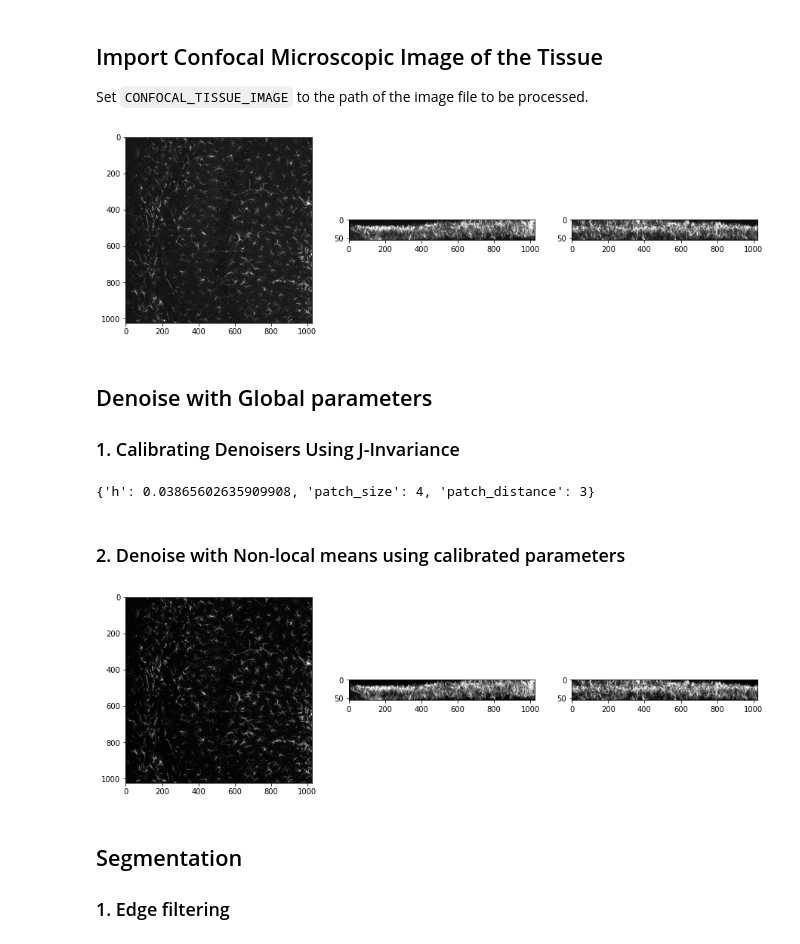
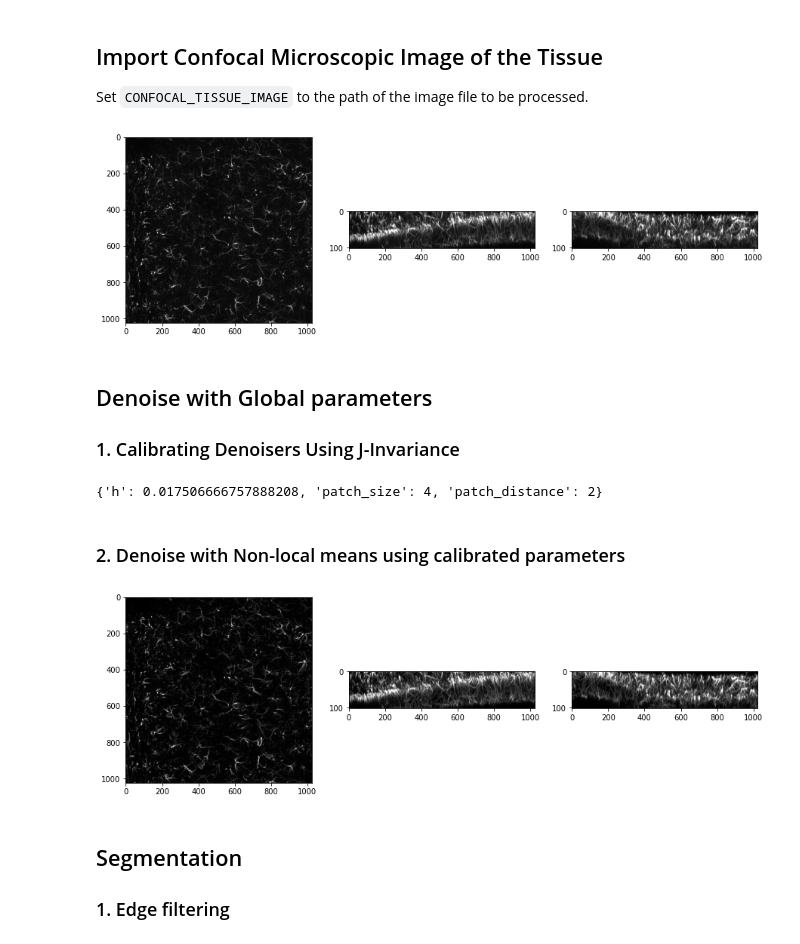
Before and after one commit to swanandlab/SMorph, a Jupyter notebook: autocrop.ipynb, the cells around one changed output. Saved outputs shown, nothing was run; the diff lists cells and outputs as text; code cells hidden in the pictures.

```diff
--- a/autocrop.ipynb
+++ b/autocrop.ipynb
@@ -18,7 +18,7 @@ from shutil import rmtree
 from aicsimageio.readers import CziReader
 from skimage import img_as_float, img_as_ubyte
 # %%
-def showXYZprojn(img, voxel_sz_x, voxel_sz_y, voxel_sz_z, cmap='gray'):
+def projectXYZ(img, voxel_sz_x, voxel_sz_y, voxel_sz_z, cmap='gray'):
     aspect_xz = voxel_sz_z / voxel_sz_x
     aspect_yz = voxel_sz_z / voxel_sz_y
     fig, axes = plt.subplots(ncols=3, nrows=1, figsize=(15, 8))
@@ -32,7 +32,7 @@ def showXYZprojn(img, voxel_sz_x, voxel_sz_y, voxel_sz_z, cmap='gray'):
 
 Set `CONFOCAL_TISSUE_IMAGE` to the path of the image file to be processed.
 # %%
-CONFOCAL_TISSUE_IMAGE = 'Datasets/autocrop/C1-M1_LEFT_CA1.tif'
+CONFOCAL_TISSUE_IMAGE = 'Datasets/STAB DEC/SW 1SEC2 CA1 A CONTRA.czi'
 
 # image has to be converted to float for processing
 if CONFOCAL_TISSUE_IMAGE.split('.')[-1] == 'czi':
@@ -42,9 +42,9 @@ if CONFOCAL_TISSUE_IMAGE.split('.')[-1] == 'czi':
 else:
     original = img_as_float(io.imread(CONFOCAL_TISSUE_IMAGE))
 # %%
-showXYZprojn(original, .5, .5, 1)
+projectXYZ(original, .5, .5, 1)
 # %% [output]
-[figure, old version]
+[figure, new version]
 # %% [markdown]
 ## Denoise with Global parameters
 
@@ -63,7 +63,7 @@ denoiser = calibrate_denoiser(original_max_projection, denoise_nl_means, paramet
 denoise_parameters = denoiser.keywords['denoiser_kwargs']
 denoise_parameters
 # %% [output]
-{'h': 0.03865602635909908, 'patch_size': 4, 'patch_distance': 3}
+{'h': 0.017506666757888208, 'patch_size': 4, 'patch_distance': 2}
 # %% [markdown]
 ### 2. Denoise with Non-local means using calibrated parameters
 # %%
@@ -76,9 +79,9 @@ with napari.gui_qt():
     viewer = napari.view_image(original, colormap='gray', name='original')
     viewer.add_image(denoised, colormap='inferno', name='denoised')
 # %%
-showXYZprojn(denoised, .5, .5, 1)
+projectXYZ(denoised, .5, .5, 1)
 # %% [output]
-[figure, old version]
+[figure, new version]
 # %% [markdown]
 ## Segmentation
 
```
Also changed, not shown: parts of 12 cells of this notebook, 2 other files.
